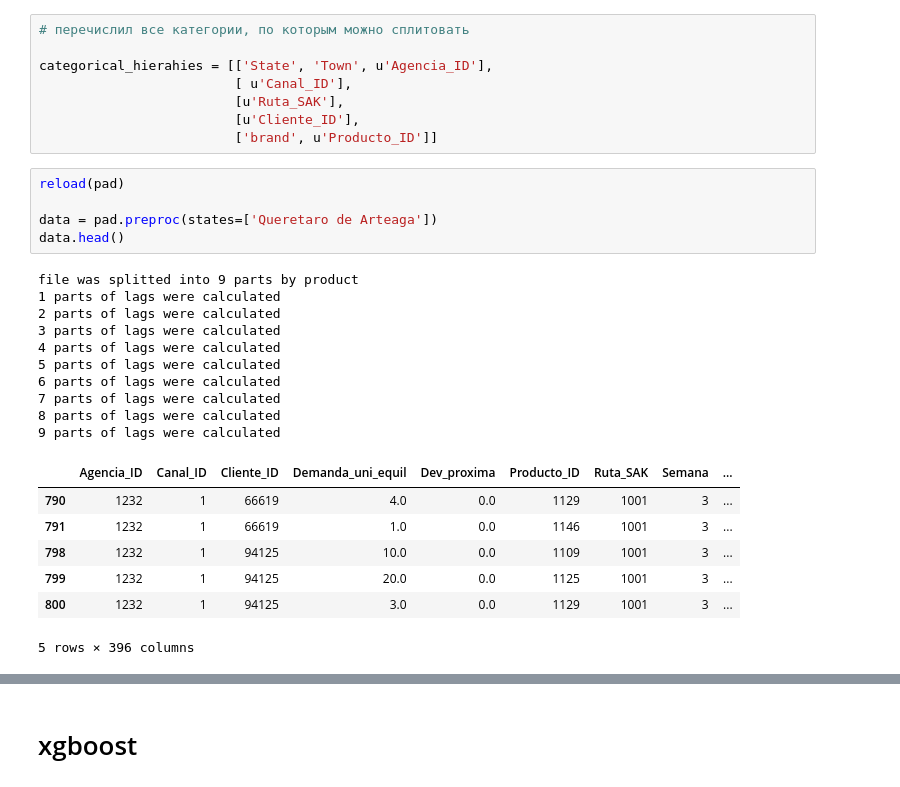
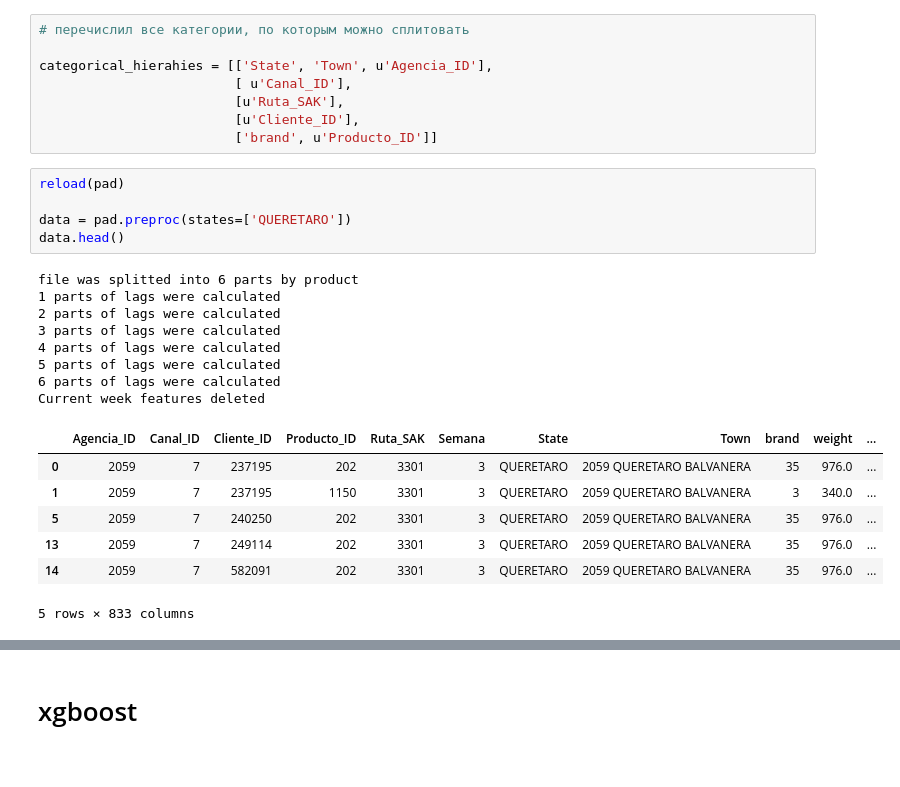
Before and after one commit to ValIlya/KB, a Jupyter notebook: releases/release_v03/feature_test.ipynb, the cells around one changed output, grey strips where cells are left out. Saved outputs shown, nothing was run; the diff lists cells and outputs as text.

```diff
--- a/releases/release_v03/feature_test.ipynb
+++ b/releases/release_v03/feature_test.ipynb
@@ -36,26 +36,24 @@ categorical_hierahies = [['State', 'Town', u'Agencia_ID'],
 # %%
 reload(pad)
 
-data = pad.preproc(states=['Queretaro de Arteaga'])
+data = pad.preproc(states=['QUERETARO'])
 data.head()
 # %% [output]
-file was splitted into 9 parts by product
+file was splitted into 6 parts by product
 1 parts of lags were calculated
 2 parts of lags were calculated
 3 parts of lags were calculated
 4 parts of lags were calculated
 5 parts of lags were calculated
 6 parts of lags were calculated
-7 parts of lags were calculated
-8 parts of lags were calculated
-9 parts of lags were calculated
+Current week features deleted
-|  | Agencia_ID | Canal_ID | Cliente_ID | Demanda_uni_equil | Dev_proxima | Producto_ID | Ruta_SAK | Semana | ... |
-| 790 | 1232 | 1 | 66619 | 4.0 | 0.0 | 1129 | 1001 | 3 | ... |
-| 791 | 1232 | 1 | 66619 | 1.0 | 0.0 | 1146 | 1001 | 3 | ... |
-| 798 | 1232 | 1 | 94125 | 10.0 | 0.0 | 1109 | 1001 | 3 | ... |
-| 799 | 1232 | 1 | 94125 | 20.0 | 0.0 | 1125 | 1001 | 3 | ... |
-| 800 | 1232 | 1 | 94125 | 3.0 | 0.0 | 1129 | 1001 | 3 | ... |
+|  | Agencia_ID | Canal_ID | Cliente_ID | Producto_ID | Ruta_SAK | Semana | State | Town | brand | weight | ... |
+| 0 | 2059 | 7 | 237195 | 202 | 3301 | 3 | QUERETARO | 2059 QUERETARO BALVANERA | 35 | 976.0 | ... |
+| 1 | 2059 | 7 | 237195 | 1150 | 3301 | 3 | QUERETARO | 2059 QUERETARO BALVANERA | 3 | 340.0 | ... |
+| 5 | 2059 | 7 | 240250 | 202 | 3301 | 3 | QUERETARO | 2059 QUERETARO BALVANERA | 35 | 976.0 | ... |
+| 13 | 2059 | 7 | 249114 | 202 | 3301 | 3 | QUERETARO | 2059 QUERETARO BALVANERA | 35 | 976.0 | ... |
+| 14 | 2059 | 7 | 582091 | 202 | 3301 | 3 | QUERETARO | 2059 QUERETARO BALVANERA | 35 | 976.0 | ... |
-5 rows × 396 columns
+5 rows × 833 columns
 # %%
 cur_week_features = [u'Town', u'State', u'Venta_uni_hoy', u'Venta_hoy', u'Dev_uni_proxima',
        u'Dev_proxima', u'Demanda_uni_equil', u'Dev_proxima_by_uni', u'No_remains',
```
Also changed, not shown: parts of 18 cells of this notebook, 3 other files.
